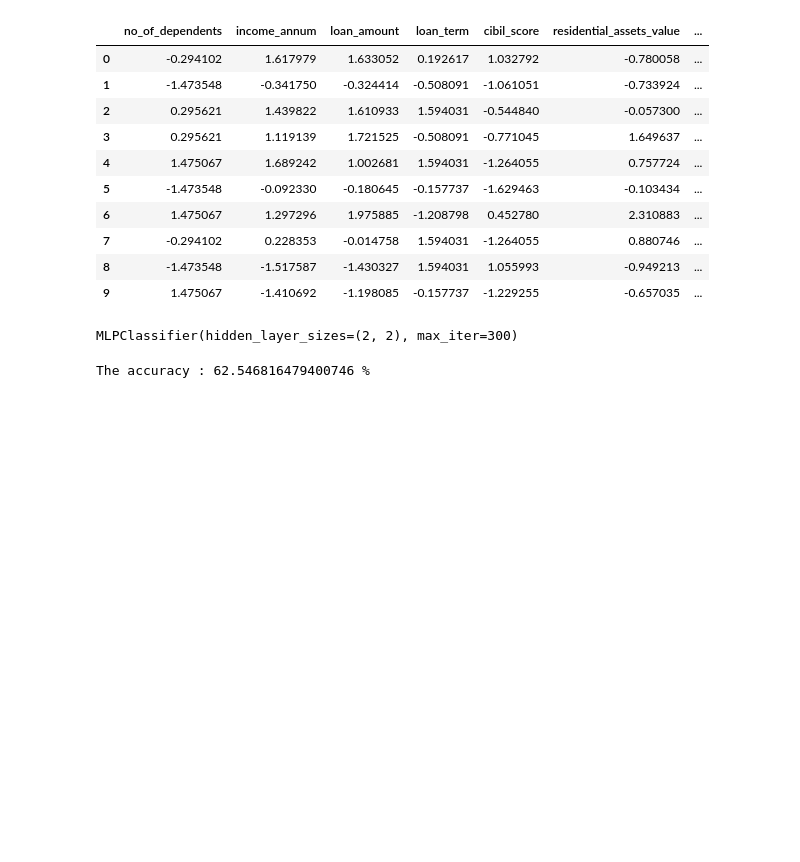
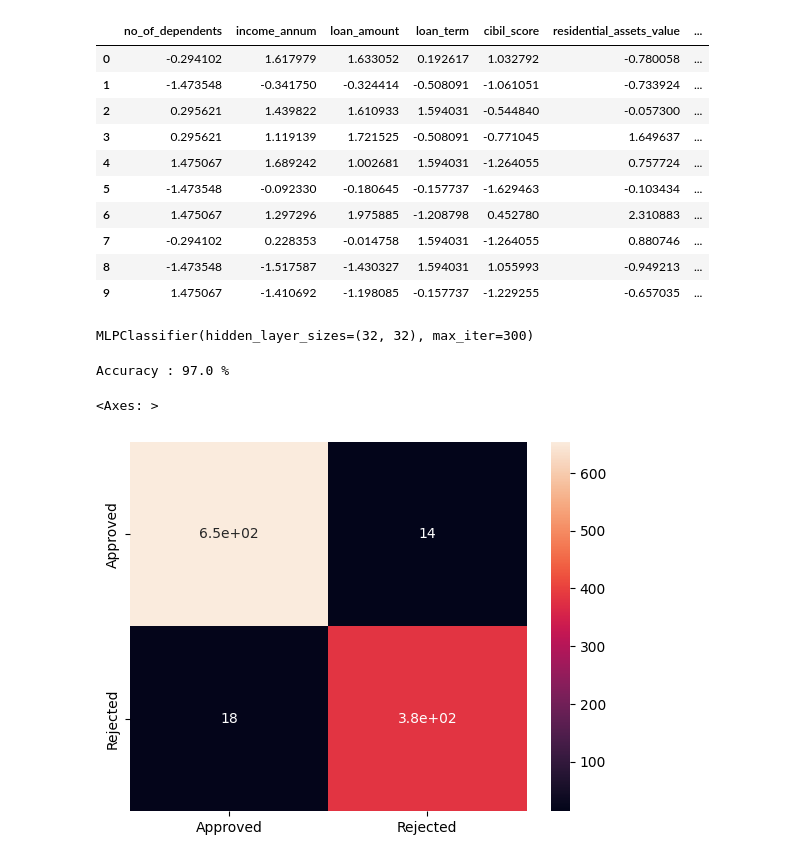
Before and after one commit to walkmandede/cet313_assignment, a Jupyter notebook: main.ipynb, the cells around one changed output. Drawn from its saved outputs; the diff is of its cells as text; code cells hidden in the pictures; blank space fills up the shorter version.

```diff
--- a/main.ipynb
+++ b/main.ipynb
@@ -60,16 +60,28 @@ x.head(n=10)
 from sklearn.neural_network import MLPClassifier
 
 
-model = MLPClassifier(hidden_layer_sizes=(32,2),max_iter=300)
+model = MLPClassifier(hidden_layer_sizes=(32,32),max_iter=300)
 model.fit(x_train,y_train)
 # %% [output]
-MLPClassifier(hidden_layer_sizes=(2, 2), max_iter=300)
+MLPClassifier(hidden_layer_sizes=(32, 32), max_iter=300)
 # %%
+# evaluation accuracy
+
 from sklearn.metrics import accuracy_score
-from sklearn.metrics import confusion_matrix
-import seaborn as sns
 
 y_pred = model.predict(x_test)
-print("The accuracy : {} %".format(accuracy_score(y_test,y_pred)*100))
+print("Accuracy : {} %".format(round(accuracy_score(y_test,y_pred)*100,2)))
 # %% [output]
-The accuracy : 62.546816479400746 %
+Accuracy : 97.0 %
+# %%
+# evaluation by visualisation
+
+from sklearn.metrics import confusion_matrix
+import seaborn as sns
+
+cm = confusion_matrix(y_true=y_test,y_pred=y_pred)
+df = pd.DataFrame(cm,index=["Approved","Rejected"],columns=["Approved","Rejected"])
+sns.heatmap(data=df,annot=True,)
+# %% [output]
+<Axes: >
+[figure, added]
```
